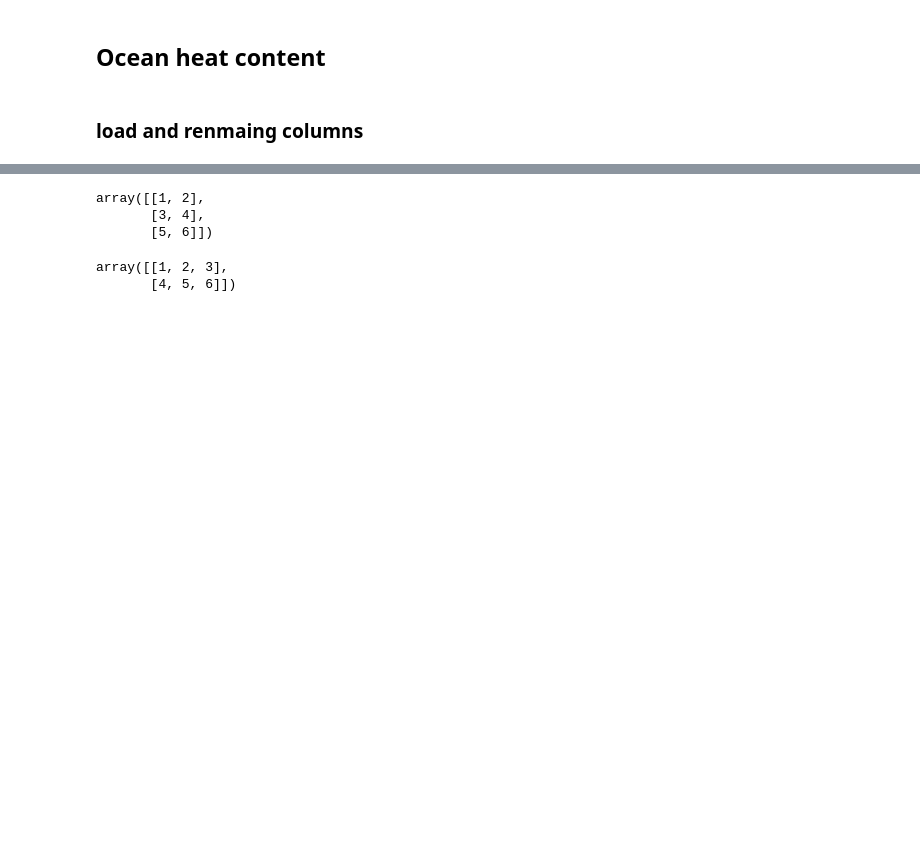
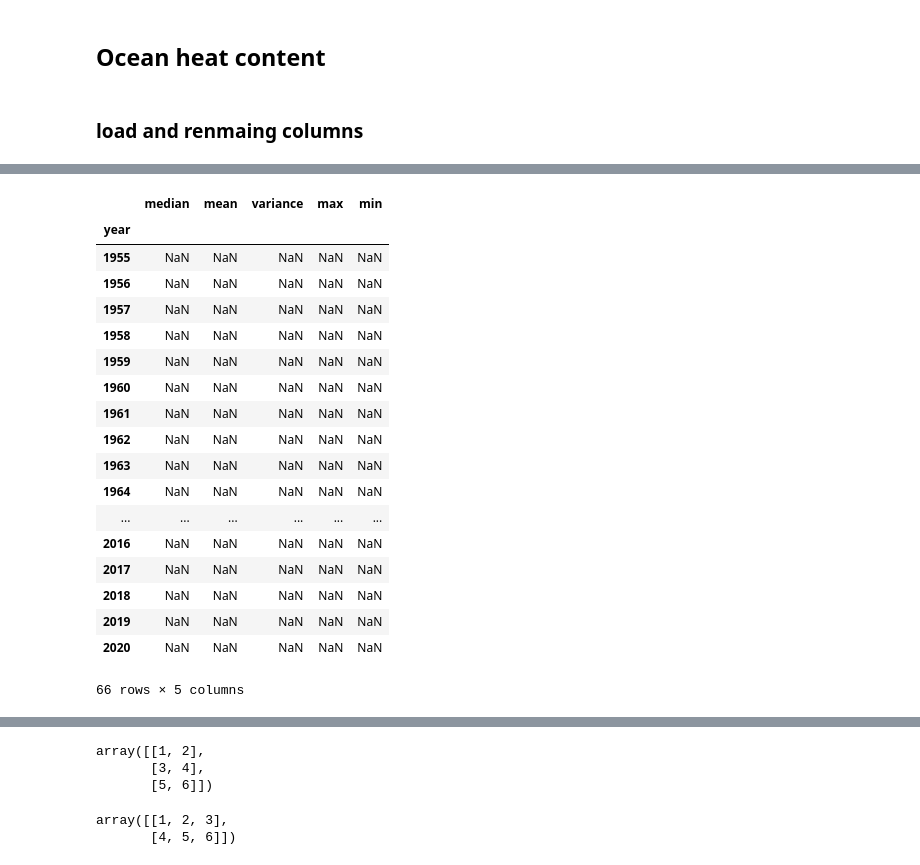
Before and after one commit to farismosman/cc-eblocks, a Jupyter notebook: data/data_prep.ipynb, the cells around one changed output, grey strips where cells are left out. Drawn from its saved outputs; the diff is of its cells as text; code cells hidden in the pictures; blank space fills up the shorter version.

```diff
--- a/data/data_prep.ipynb
+++ b/data/data_prep.ipynb
@@ -43,0 +69,24 @@ ocean.to_csv('oceans/indexed_data.csv')
+# %%
+l = ocean.groupby('year').median()
+# %%
+l
+# %% [output]
+|  | median | mean | variance | max | min |
+| year |  |  |  |  |  |
+| 1955 | NaN | NaN | NaN | NaN | NaN |
+| 1956 | NaN | NaN | NaN | NaN | NaN |
+| 1957 | NaN | NaN | NaN | NaN | NaN |
+| 1958 | NaN | NaN | NaN | NaN | NaN |
+| 1959 | NaN | NaN | NaN | NaN | NaN |
+| 1960 | NaN | NaN | NaN | NaN | NaN |
+| 1961 | NaN | NaN | NaN | NaN | NaN |
+| 1962 | NaN | NaN | NaN | NaN | NaN |
+| 1963 | NaN | NaN | NaN | NaN | NaN |
+| 1964 | NaN | NaN | NaN | NaN | NaN |
+| ... | ... | ... | ... | ... | ... |
+| 2016 | NaN | NaN | NaN | NaN | NaN |
+| 2017 | NaN | NaN | NaN | NaN | NaN |
+| 2018 | NaN | NaN | NaN | NaN | NaN |
+| 2019 | NaN | NaN | NaN | NaN | NaN |
+| 2020 | NaN | NaN | NaN | NaN | NaN |
+66 rows × 5 columns
```
Also changed, not shown: parts of 10 cells of this notebook, 5 other files.
